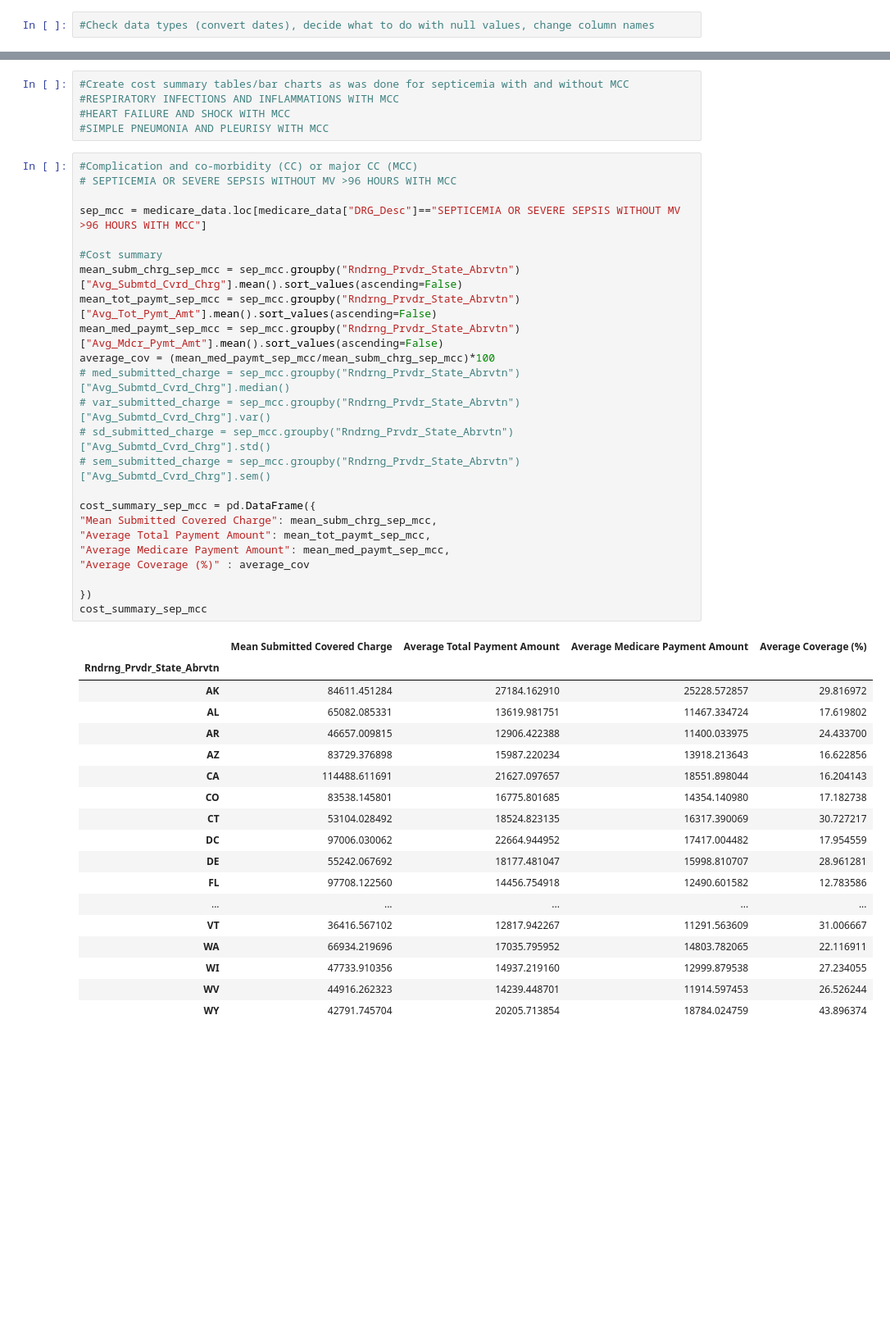
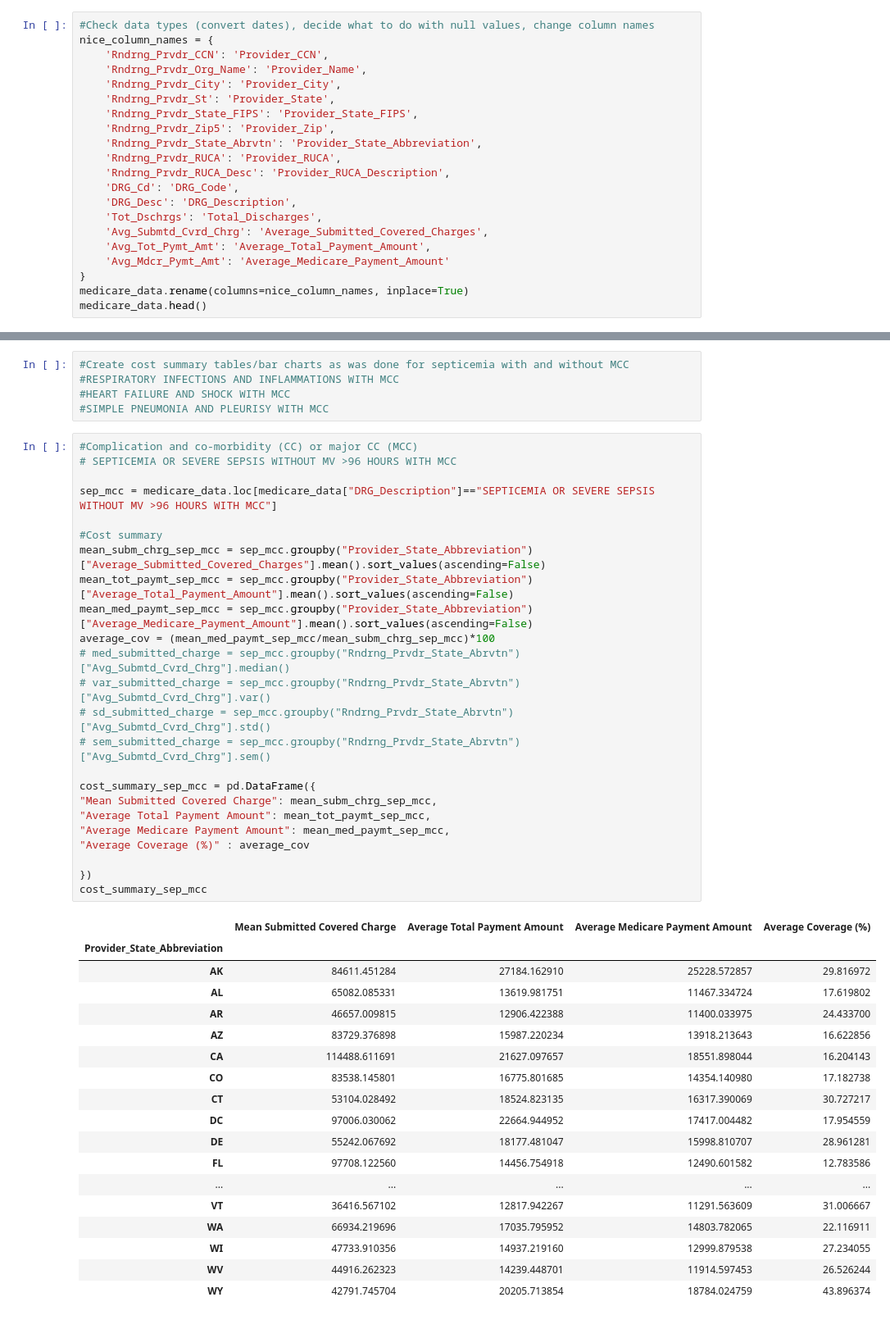
Before and after one commit to kgndirangu/project1, a Jupyter notebook: medicare.ipynb, the cells around one changed output, grey strips where cells are left out. Shown at 82% size. Cells and saved outputs as stored; diff of their text form; blank space fills up the shorter version.

Commit message:
Add comments, and rename columns name.

```diff
--- a/medicare.ipynb
+++ b/medicare.ipynb
@@ -51,3 +54,22 @@ dtypes: float64(4), int64(5), object(6)
 memory usage: 17.4+ MB
 # %%
 #Check data types (convert dates), decide what to do with null values, change column names
+nice_column_names = {
+    'Rndrng_Prvdr_CCN': 'Provider_CCN',
+    'Rndrng_Prvdr_Org_Name': 'Provider_Name',
+    'Rndrng_Prvdr_City': 'Provider_City',
+    'Rndrng_Prvdr_St': 'Provider_State',
+    'Rndrng_Prvdr_State_FIPS': 'Provider_State_FIPS',
+    'Rndrng_Prvdr_Zip5': 'Provider_Zip',
+    'Rndrng_Prvdr_State_Abrvtn': 'Provider_State_Abbreviation',
+    'Rndrng_Prvdr_RUCA': 'Provider_RUCA',
+    'Rndrng_Prvdr_RUCA_Desc': 'Provider_RUCA_Description',
+    'DRG_Cd': 'DRG_Code',
+    'DRG_Desc': 'DRG_Description',
+    'Tot_Dschrgs': 'Total_Discharges',
+    'Avg_Submtd_Cvrd_Chrg': 'Average_Submitted_Covered_Charges',
+    'Avg_Tot_Pymt_Amt': 'Average_Total_Payment_Amount',
+    'Avg_Mdcr_Pymt_Amt': 'Average_Medicare_Payment_Amount'
+}
+medicare_data.rename(columns=nice_column_names, inplace=True)
+medicare_data.head()
@@ -97,30 +126,30 @@ drg_count
 # %%
 #Complication and co-morbidity (CC) or major CC (MCC)
 # SEPTICEMIA OR SEVERE SEPSIS WITHOUT MV >96 HOURS WITH MCC
 
-sep_mcc = medicare_data.loc[medicare_data["DRG_Desc"]=="SEPTICEMIA OR SEVERE SEPSIS WITHOUT MV >96 HOURS WITH MCC"]
+sep_mcc = medicare_data.loc[medicare_data["DRG_Description"]=="SEPTICEMIA OR SEVERE SEPSIS WITHOUT MV >96 HOURS WITH MCC"]
 
 #Cost summary
-mean_subm_chrg_sep_mcc = sep_mcc.groupby("Rndrng_Prvdr_State_Abrvtn")["Avg_Submtd_Cvrd_Chrg"].mean().sort_values(ascending=False)
-mean_tot_paymt_sep_mcc = sep_mcc.groupby("Rndrng_Prvdr_State_Abrvtn")["Avg_Tot_Pymt_Amt"].mean().sort_values(ascending=False)
-mean_med_paymt_sep_mcc = sep_mcc.groupby("Rndrng_Prvdr_State_Abrvtn")["Avg_Mdcr_Pymt_Amt"].mean().sort_values(ascending=False)
+mean_subm_chrg_sep_mcc = sep_mcc.groupby("Provider_State_Abbreviation")["Average_Submitted_Covered_Charges"].mean().sort_values(ascending=False)
+mean_tot_paymt_sep_mcc = sep_mcc.groupby("Provider_State_Abbreviation")["Average_Total_Payment_Amount"].mean().sort_values(ascending=False)
+mean_med_paymt_sep_mcc = sep_mcc.groupby("Provider_State_Abbreviation")["Average_Medicare_Payment_Amount"].mean().sort_values(ascending=False)
 average_cov = (mean_med_paymt_sep_mcc/mean_subm_chrg_sep_mcc)*100
 # med_submitted_charge = sep_mcc.groupby("Rndrng_Prvdr_State_Abrvtn")["Avg_Submtd_Cvrd_Chrg"].median()
 # var_submitted_charge = sep_mcc.groupby("Rndrng_Prvdr_State_Abrvtn")["Avg_Submtd_Cvrd_Chrg"].var()
 # sd_submitted_charge = sep_mcc.groupby("Rndrng_Prvdr_State_Abrvtn")["Avg_Submtd_Cvrd_Chrg"].std()
 # sem_submitted_charge = sep_mcc.groupby("Rndrng_Prvdr_State_Abrvtn")["Avg_Submtd_Cvrd_Chrg"].sem()
 
 cost_summary_sep_mcc = pd.DataFrame({
 "Mean Submitted Covered Charge": mean_subm_chrg_sep_mcc,
 "Average Total Payment Amount": mean_tot_paymt_sep_mcc,
 "Average Medicare Payment Amount": mean_med_paymt_sep_mcc,
 "Average Coverage (%)" : average_cov
 
 })
 cost_summary_sep_mcc
 # %% [output]
 |  | Mean Submitted Covered Charge | Average Total Payment Amount | Average Medicare Payment Amount | Average Coverage (%) |
-| Rndrng_Prvdr_State_Abrvtn |  |  |  |  |
+| Provider_State_Abbreviation |  |  |  |  |
 | AK | 84611.451284 | 27184.162910 | 25228.572857 | 29.816972 |
 | AL | 65082.085331 | 13619.981751 | 11467.334724 | 17.619802 |
 | AR | 46657.009815 | 12906.422388 | 11400.033975 | 24.433700 |
```
Also changed, not shown: parts of 25 cells of this notebook.
